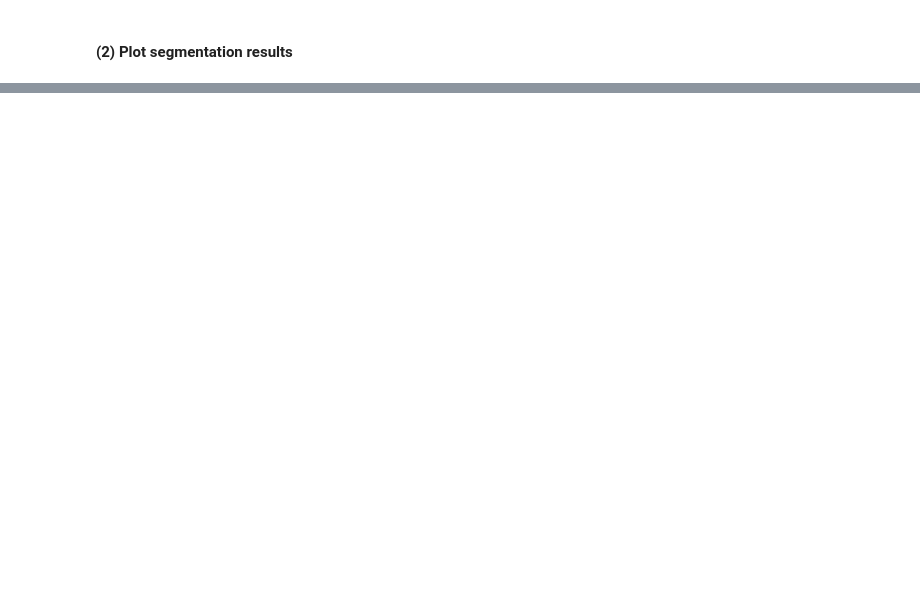
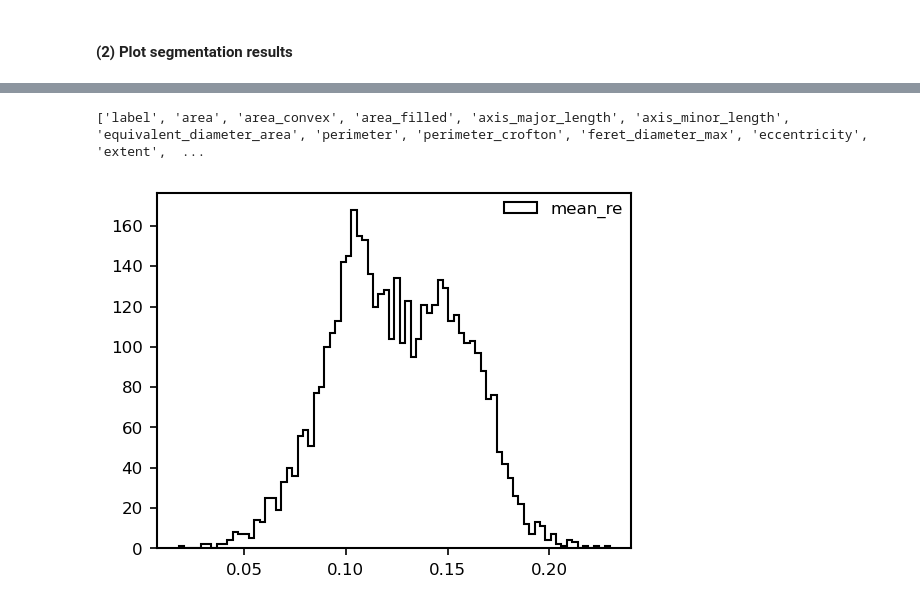
Before and after one commit to FlorianStehr/findatree, a Jupyter notebook: scripts/segment.ipynb, the cells around one changed output, grey strips where cells are left out. Drawn from its saved outputs; the diff is of its cells as text; code cells hidden in the pictures; blank space fills up the shorter version.

```diff
--- a/scripts/segment.ipynb
+++ b/scripts/segment.ipynb
@@ -72,9 +70,10 @@ cs_prim = {
 downscale = 0
 cs, shape_in, shape_out = io.define_channels(cs_prim, downscale=downscale)
 
+px_width = resolution * 2**downscale
 print(f"Primary channel names: {[k for k in cs_prim]}")
 print(f"Secondary channel names: {[k for k in cs]}")
-print(f"Pixel width: {resolution * 2**downscale:.1f} [m]")
+print(f"Pixel width: {px_width:.1f} [m]")
 print(f"Image shape: {shape_out} [px]")
 # %% [output]
 Primary channel names: ['dsm', 'dtm', 'blue', 'red', 'green', 're', 'nir']
@@ -197,0 +171,20 @@ f, axs = visual.show_channels(
+# %%
+importlib.reload(obj_props)
+props, names = obj_props.extract_props(labels, cs, px_width)
+# %%
+print(names)
+f, ax = plt.subplots(figsize=[4,3])
+
+feature = 'mean_re'
+idx = names.index(feature)
+_ = ax.hist(
+    props[:, idx],
+    bins=80,
+    histtype='step',
+    label=feature,
+    )
+
+_ = ax.legend()
+# %% [output]
+['label', 'area', 'area_convex', 'area_filled', 'axis_major_length', 'axis_minor_length', 'equivalent_diameter_area', 'perimeter', 'perimeter_crofton', 'feret_diameter_max', 'eccentricity', 'extent',  ...
+[figure, added]
```
Also changed, not shown: parts of 9 cells of this notebook, 2 other files.
